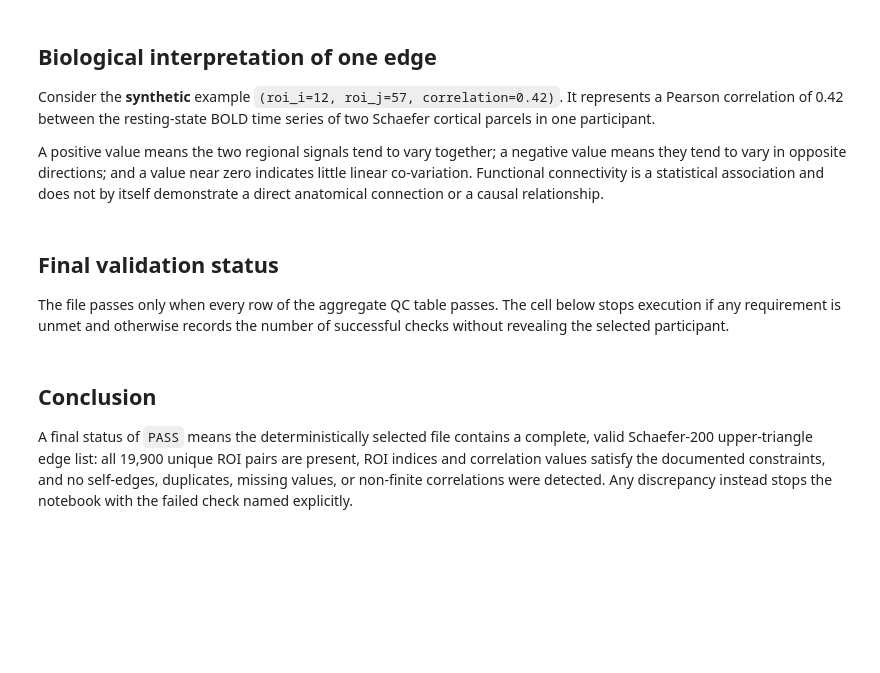
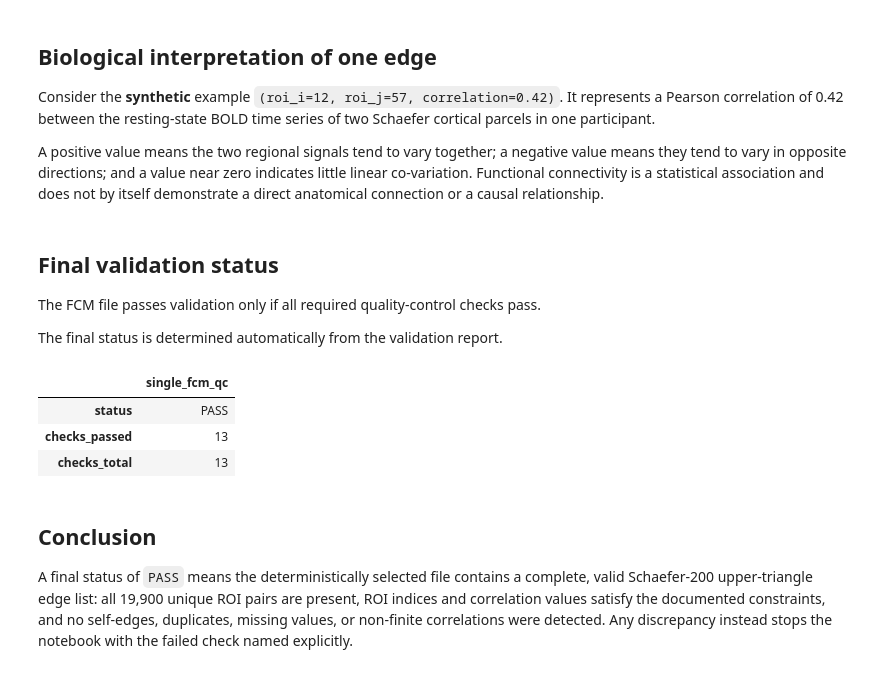
Before and after one commit to nasra-ismail/mpi-lemon-connectivity-cognition, a Jupyter notebook: notebooks/03_single_matrix_qc.ipynb, the cells around one changed output. Saved outputs shown, nothing was run; the diff lists cells and outputs as text; code cells hidden in the pictures; blank space fills up the shorter version.

```diff
--- a/notebooks/03_single_matrix_qc.ipynb
+++ b/notebooks/03_single_matrix_qc.ipynb
@@ -123,23 +149,29 @@ connection or a causal relationship.
 # %% [markdown]
 ## Final validation status
 
-The file passes only when every row of the aggregate QC table passes. The cell
-below stops execution if any requirement is unmet and otherwise records the
-number of successful checks without revealing the selected participant.
+The FCM file passes validation only if all required quality-control checks pass.
+
+The final status is determined automatically from the validation report.
 # %%
 validation_passed = bool(qc_summary["passed"].all())
 if not validation_passed:
     failed_checks = qc_summary.loc[~qc_summary["passed"], "check"].tolist()
     raise AssertionError(f"Single-file FCM QC failed: {failed_checks}")
 
 final_status = pd.Series(
     {
         "status": "PASS",
         "checks_passed": int(qc_summary["passed"].sum()),
         "checks_total": len(qc_summary),
     },
     name="single_fcm_qc",
 )
+final_status.to_frame()
+# %% [output]
+|  | single_fcm_qc |
+| status | PASS |
+| checks_passed | 13 |
+| checks_total | 13 |
 # %% [markdown]
 ## Conclusion
 
```
Also changed, not shown: parts of 13 cells of this notebook.
